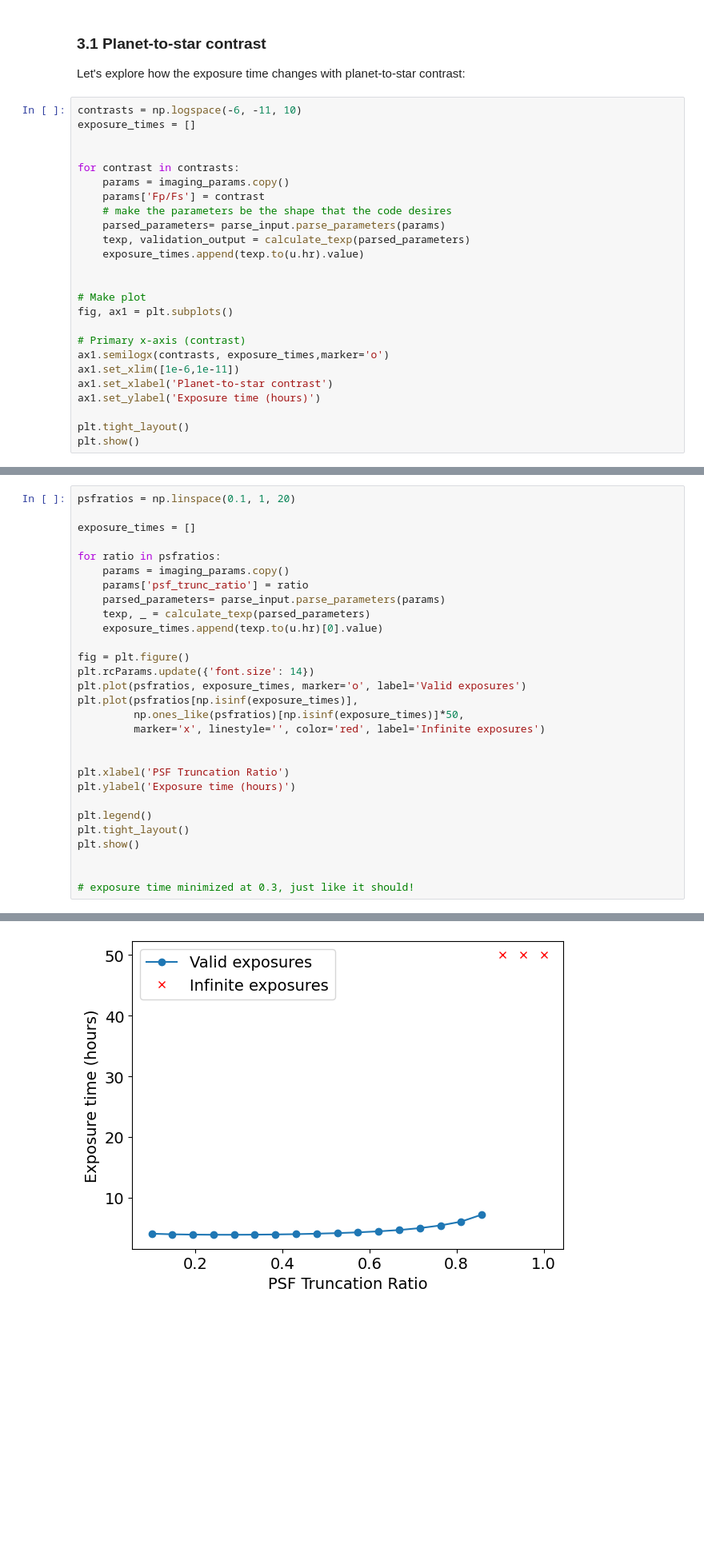
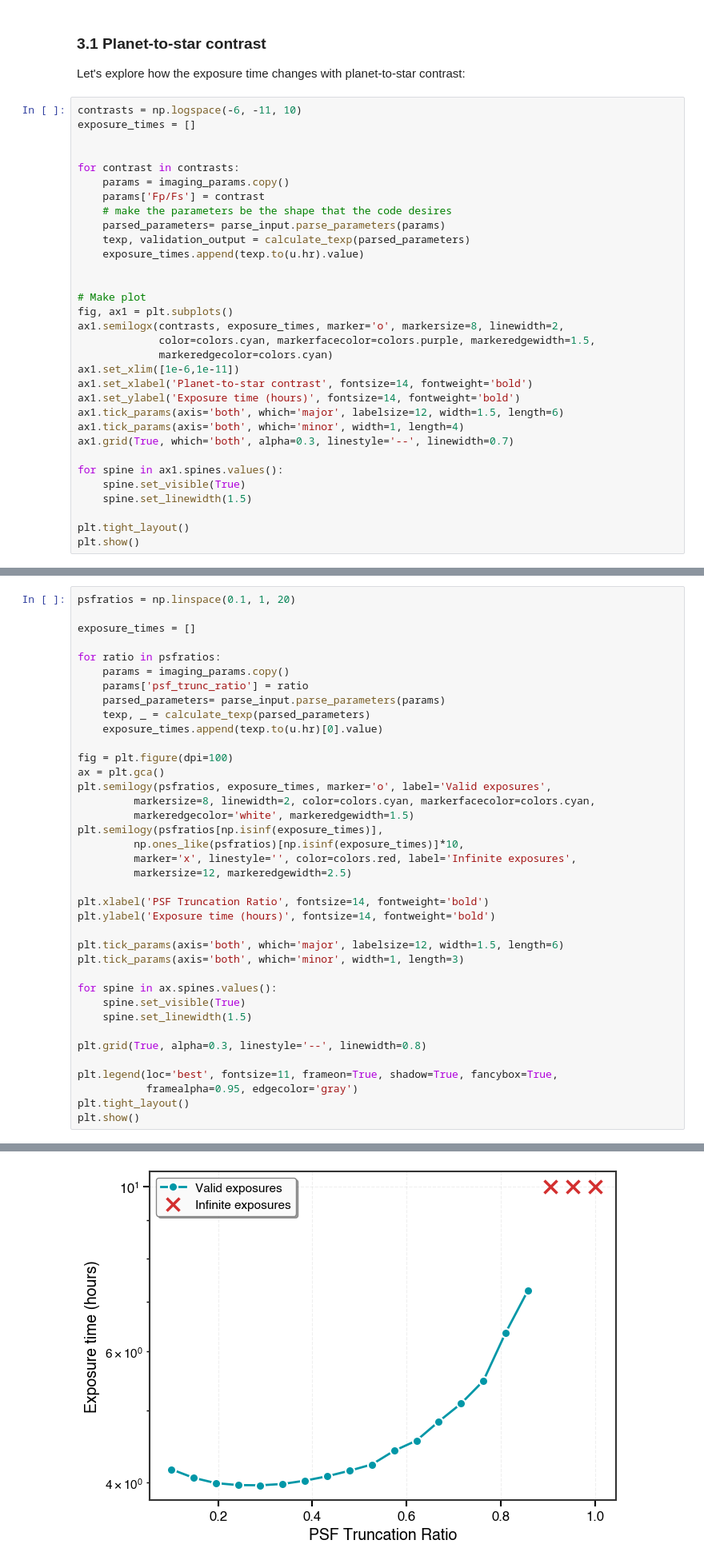
Before and after one commit to HWO-Project/pyEDITH, a Jupyter notebook: tutorials/imaging_tutorial.ipynb, the cells around one changed output, grey strips where cells are left out. Shown at 80% size. Drawn from its saved outputs; the diff is of its cells as text; blank space fills up the shorter version.

```diff
--- a/tutorials/imaging_tutorial.ipynb
+++ b/tutorials/imaging_tutorial.ipynb
@@ -259,12 +266,19 @@ for contrast in contrasts:
 
 # Make plot
 fig, ax1 = plt.subplots()
+ax1.semilogx(contrasts, exposure_times, marker='o', markersize=8, linewidth=2,
+             color=colors.cyan, markerfacecolor=colors.purple, markeredgewidth=1.5,
+             markeredgecolor=colors.cyan)
+ax1.set_xlim([1e-6,1e-11])
+ax1.set_xlabel('Planet-to-star contrast', fontsize=14, fontweight='bold')
+ax1.set_ylabel('Exposure time (hours)', fontsize=14, fontweight='bold')
+ax1.tick_params(axis='both', which='major', labelsize=12, width=1.5, length=6)
+ax1.tick_params(axis='both', which='minor', width=1, length=4)
+ax1.grid(True, which='both', alpha=0.3, linestyle='--', linewidth=0.7)
 
-# Primary x-axis (contrast)
-ax1.semilogx(contrasts, exposure_times,marker='o')
-ax1.set_xlim([1e-6,1e-11])
-ax1.set_xlabel('Planet-to-star contrast')
-ax1.set_ylabel('Exposure time (hours)')
+for spine in ax1.spines.values():
+    spine.set_visible(True)
+    spine.set_linewidth(1.5)
 
 plt.tight_layout()
 plt.show()
@@ -441,21 +510,30 @@ for ratio in psfratios:
     texp, _ = calculate_texp(parsed_parameters)
     exposure_times.append(texp.to(u.hr)[0].value)
 
-fig = plt.figure()
-plt.rcParams.update({'font.size': 14})
-plt.plot(psfratios, exposure_times, marker='o', label='Valid exposures')
-plt.plot(psfratios[np.isinf(exposure_times)],
-         np.ones_like(psfratios)[np.isinf(exposure_times)]*50,
-         marker='x', linestyle='', color='red', label='Infinite exposures')
+fig = plt.figure(dpi=100)
+ax = plt.gca()
+plt.semilogy(psfratios, exposure_times, marker='o', label='Valid exposures',
+         markersize=8, linewidth=2, color=colors.cyan, markerfacecolor=colors.cyan,
+         markeredgecolor='white', markeredgewidth=1.5)
+plt.semilogy(psfratios[np.isinf(exposure_times)],
+         np.ones_like(psfratios)[np.isinf(exposure_times)]*10,
+         marker='x', linestyle='', color=colors.red, label='Infinite exposures',
+         markersize=12, markeredgewidth=2.5)
 
+plt.xlabel('PSF Truncation Ratio', fontsize=14, fontweight='bold')
+plt.ylabel('Exposure time (hours)', fontsize=14, fontweight='bold')
 
-plt.xlabel('PSF Truncation Ratio')
-plt.ylabel('Exposure time (hours)')
+plt.tick_params(axis='both', which='major', labelsize=12, width=1.5, length=6)
+plt.tick_params(axis='both', which='minor', width=1, length=3)
 
-plt.legend()
+for spine in ax.spines.values():
+    spine.set_visible(True)
+    spine.set_linewidth(1.5)
+
+plt.grid(True, alpha=0.3, linestyle='--', linewidth=0.8)
+
+plt.legend(loc='best', fontsize=11, frameon=True, shadow=True, fancybox=True,
+           framealpha=0.95, edgecolor='gray')
 plt.tight_layout()
 plt.show()
-
-
-# exposure time minimized at 0.3, just like it should!
 # %% [output]
@@ -465,4 +543,4 @@ plt.show()
-[figure, old version]
+[figure, new version]
 # %% [markdown]
 Let's try with the SNR calculation instead.
 # %%
```
Also changed, not shown: parts of 13 cells of this notebook, 2 other files.
